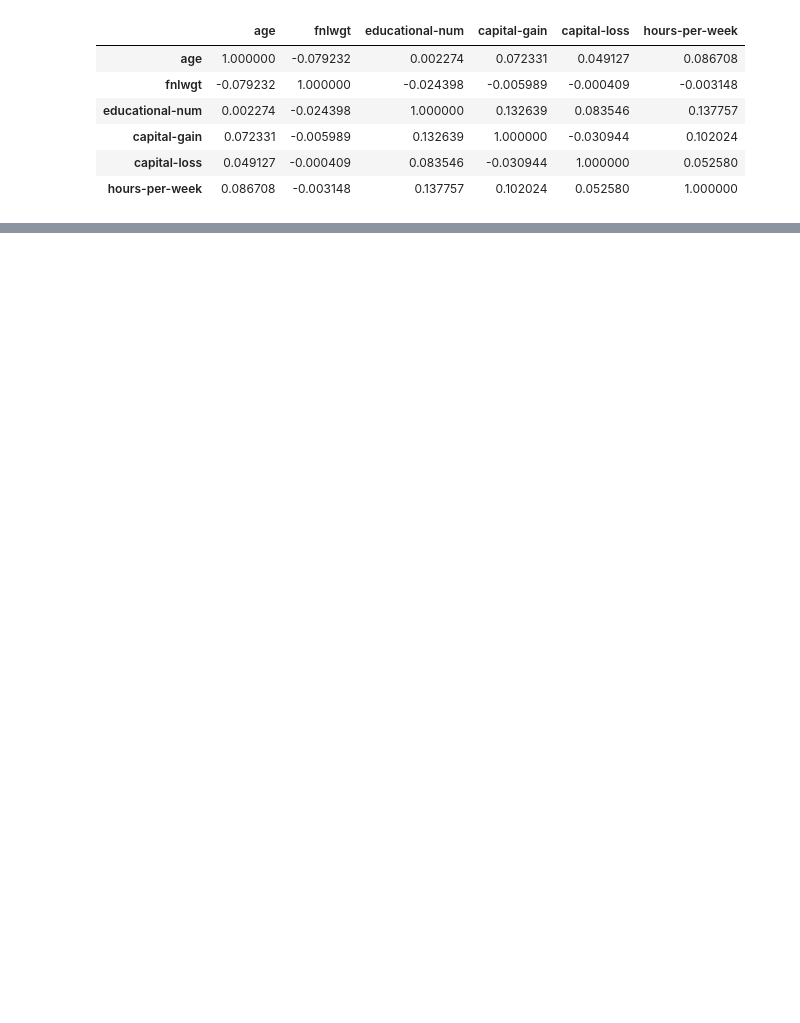
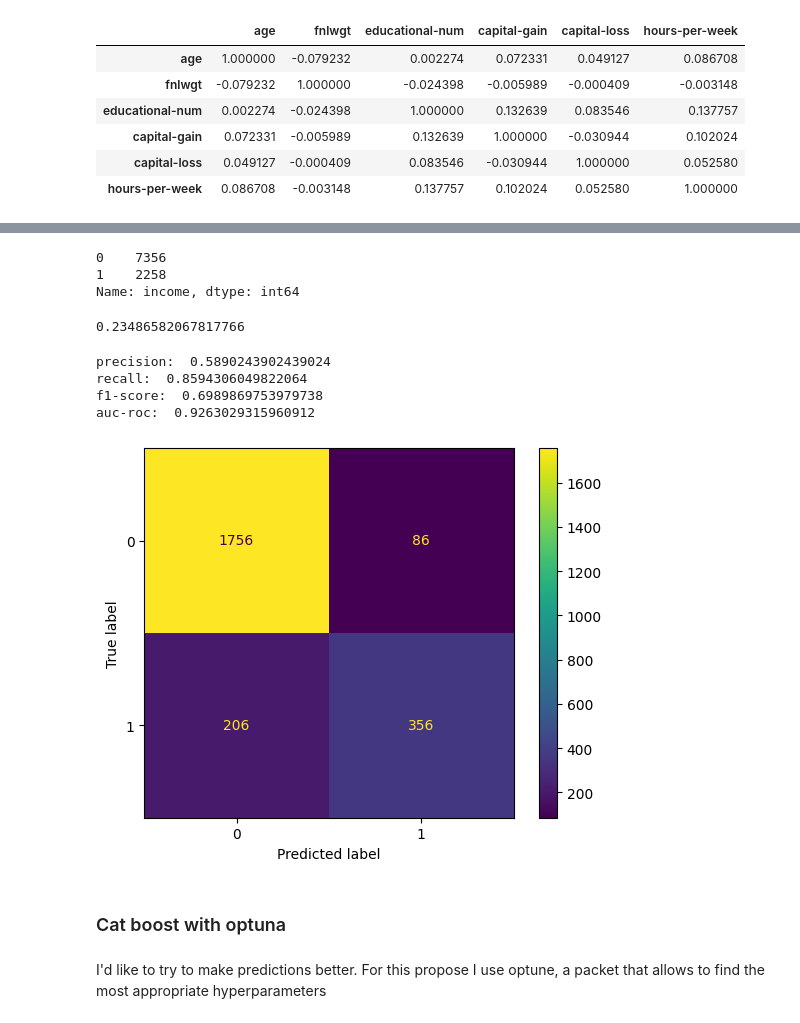
Before and after one commit to krisster/Raif_Project, a Jupyter notebook: Raif_project.ipynb, the cells around one changed output, grey strips where cells are left out. Saved outputs shown, nothing was run; the diff lists cells and outputs as text; code cells hidden in the pictures; blank space fills up the shorter version.

```diff
--- a/Raif_project.ipynb
+++ b/Raif_project.ipynb
@@ -366,0 +709,21 @@ corr.style.background_gradient()
+# %%
+y.value_counts()
+# %% [output]
+0    7356
+1    2258
+Name: income, dtype: int64
+# %%
+2258 / (2258 + 7356)
+# %% [output]
+0.23486582067817766
+# %%
+gbm_classes = (gbm_preds[:, 1] > 0.25)
+print("precision: ", precision_score(ytest, gbm_classes))
+print("recall: ", recall_score(ytest, gbm_classes))
+print("f1-score: ", f1_score(ytest, gbm_classes))
+print("auc-roc: ", roc_auc_score(ytest, gbm_preds[:, 1]))
+# %% [output]
+precision:  0.5890243902439024
+recall:  0.8594306049822064
+f1-score:  0.6989869753979738
+auc-roc:  0.9263029315960912
@@ -366,0 +732,9 @@ corr.style.background_gradient()
+# %%
+cm_cb = confusion_matrix(ytest, gbm_classes)
+cm_display = ConfusionMatrixDisplay(cm_cb).plot()
+# %% [output]
+[figure, added]
+# %% [markdown]
+### Cat boost with optuna
+# %% [markdown]
+I'd like to try to make predictions better. For this propose I use optune, a packet that allows to find the most appropriate hyperparameters
```
Also changed, not shown: parts of 70 cells of this notebook.
